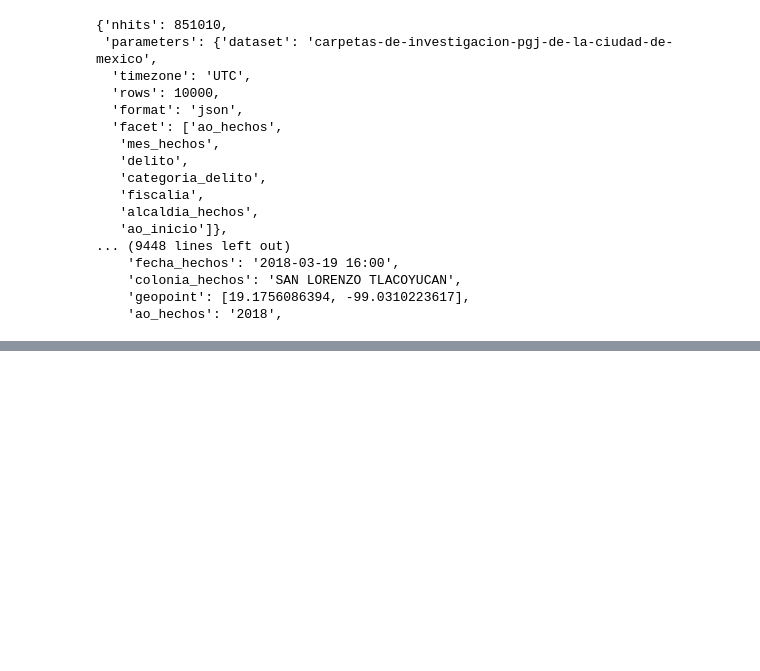
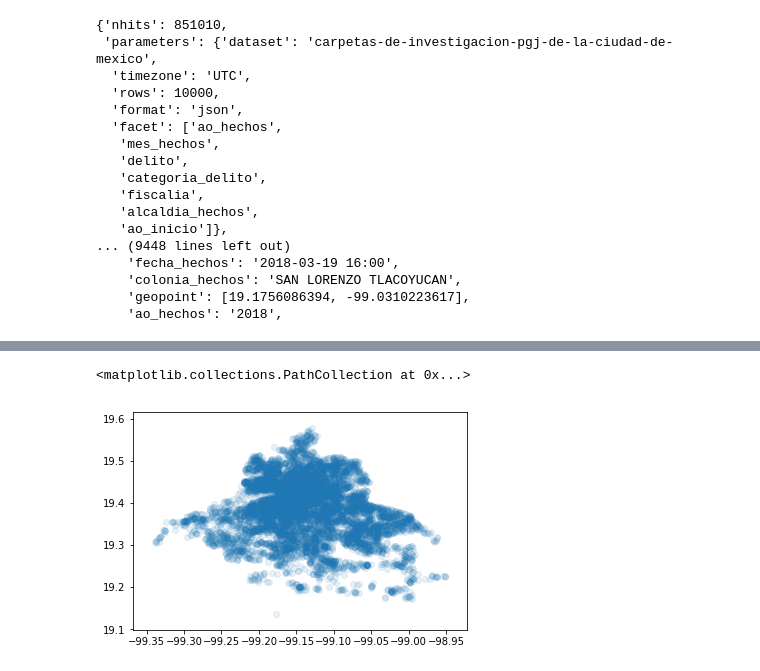
Before and after one commit to keita-dc/mexicocrime, a Jupyter notebook: mexico_crime.ipynb, the cells around one changed output, grey strips where cells are left out. Drawn from its saved outputs; the diff is of its cells as text; code cells hidden in the pictures; blank space fills up the shorter version.

```diff
--- a/mexico_crime.ipynb
+++ b/mexico_crime.ipynb
@@ -61,3 +32,9 @@ resp.json()
     'colonia_hechos': 'SAN LORENZO TLACOYUCAN',
     'geopoint': [19.1756086394, -99.0310223617],
     'ao_hechos': '2018',
+# %%
+df_list = []
+for i in range(10000):
+    df_list.append(pd.Series(pd.DataFrame(resp.json()["records"]).fields.iloc[i]))
+# %%
+df = pd.DataFrame(df_list)
@@ -63,0 +50,6 @@ resp.json()
+# %%
+df.latitud = df.latitud.apply(lambda x: float(x) if x != "NA" else np.nan)
+df.longitud = df.longitud.apply(lambda x: float(x) if x != "NA" else np.nan)
+# %%
+df.fecha_hechos = pd.to_datetime(df.fecha_hechos)
+df.fecha_inicio = pd.to_datetime(df.fecha_inicio)
@@ -63,0 +76,8 @@ resp.json()
+# %%
+plt.scatter(df.longitud,
+            df.latitud,
+            alpha=0.1
+           )
+# %% [output]
+<matplotlib.collections.PathCollection at 0x...>
+[figure, added]
```
Also changed, not shown: parts of 9 cells of this notebook.
